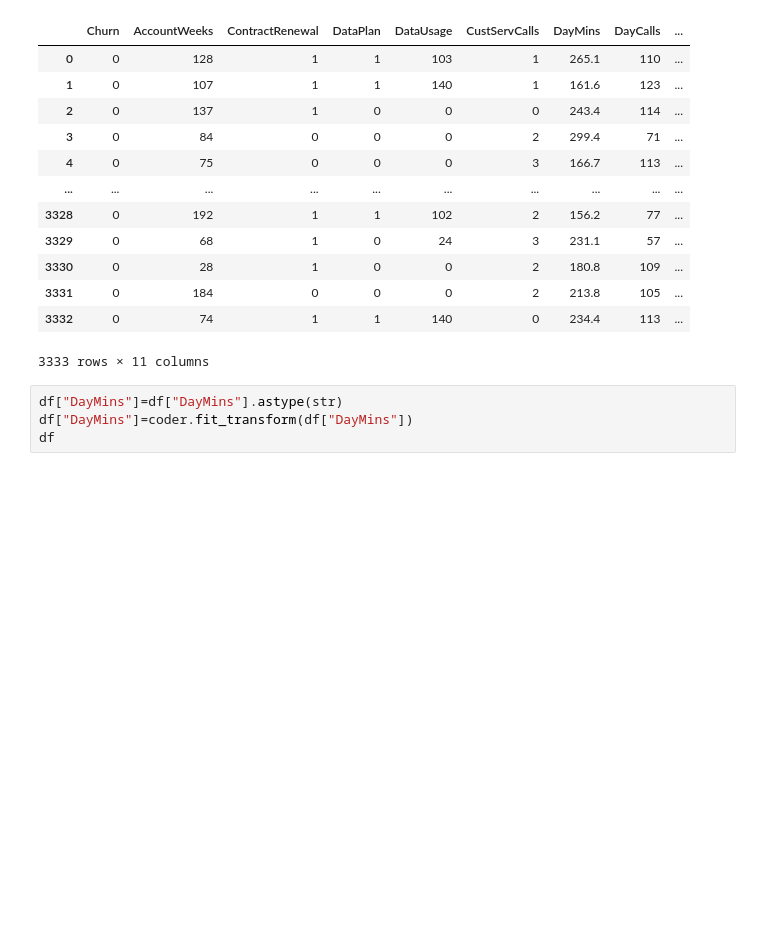
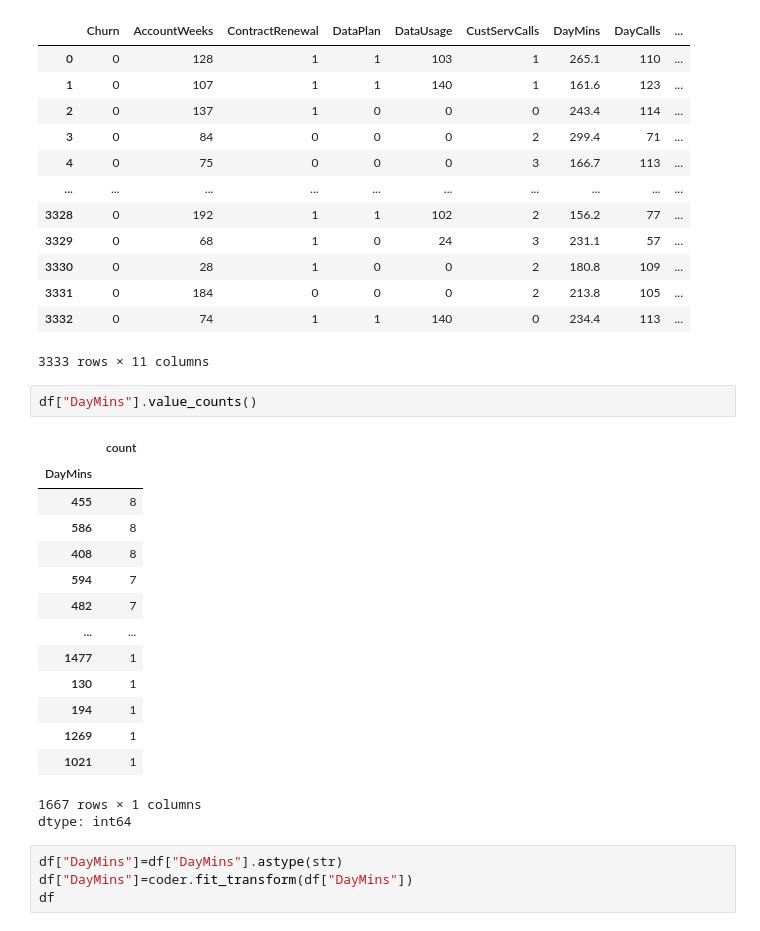
Before and after one commit to ZohaAsghar/Customer-Churn, a Jupyter notebook: customer_churn.ipynb, the cells around one changed output. Drawn from its saved outputs; the diff is of its cells as text; blank space fills up the shorter version.

```diff
--- a/customer_churn.ipynb
+++ b/customer_churn.ipynb
@@ -148,6 +166,24 @@ df
 | 3331 | 0 | 184 | 0 | 0 | 0 | 2 | 213.8 | 105 | ... |
 | 3332 | 0 | 74 | 1 | 1 | 140 | 0 | 234.4 | 113 | ... |
 3333 rows × 11 columns
+# %%
+df["DayMins"].value_counts()
+# %% [output]
+|  | count |
+| DayMins |  |
+| 455 | 8 |
+| 586 | 8 |
+| 408 | 8 |
+| 594 | 7 |
+| 482 | 7 |
+| ... | ... |
+| 1477 | 1 |
+| 130 | 1 |
+| 194 | 1 |
+| 1269 | 1 |
+| 1021 | 1 |
+1667 rows × 1 columns
+dtype: int64
 # %%
 df["DayMins"]=df["DayMins"].astype(str)
 df["DayMins"]=coder.fit_transform(df["DayMins"])
```
Also changed, not shown: parts of 7 cells of this notebook.
